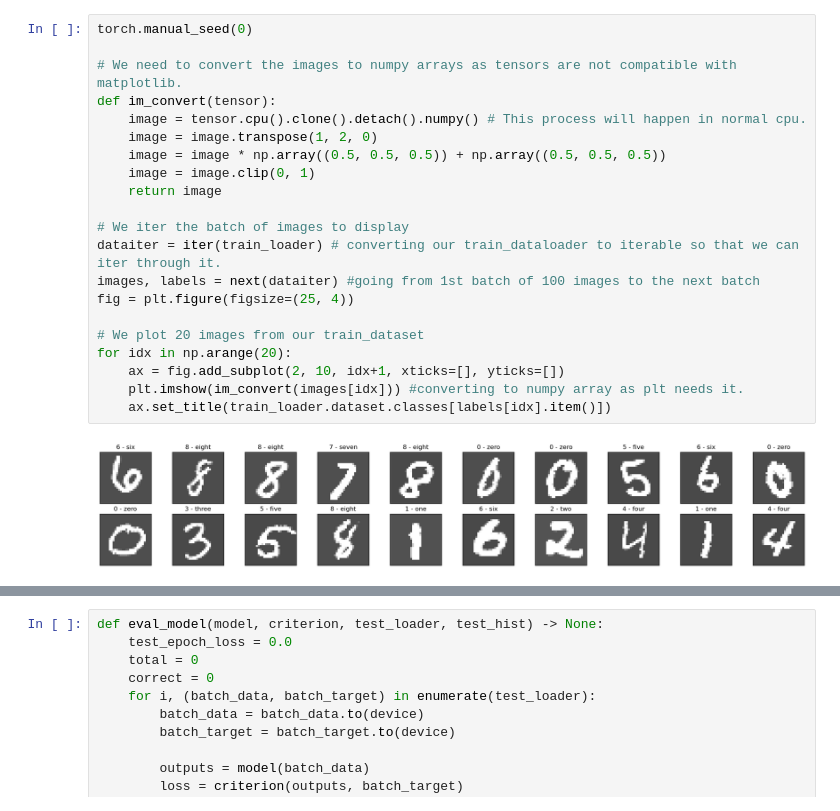
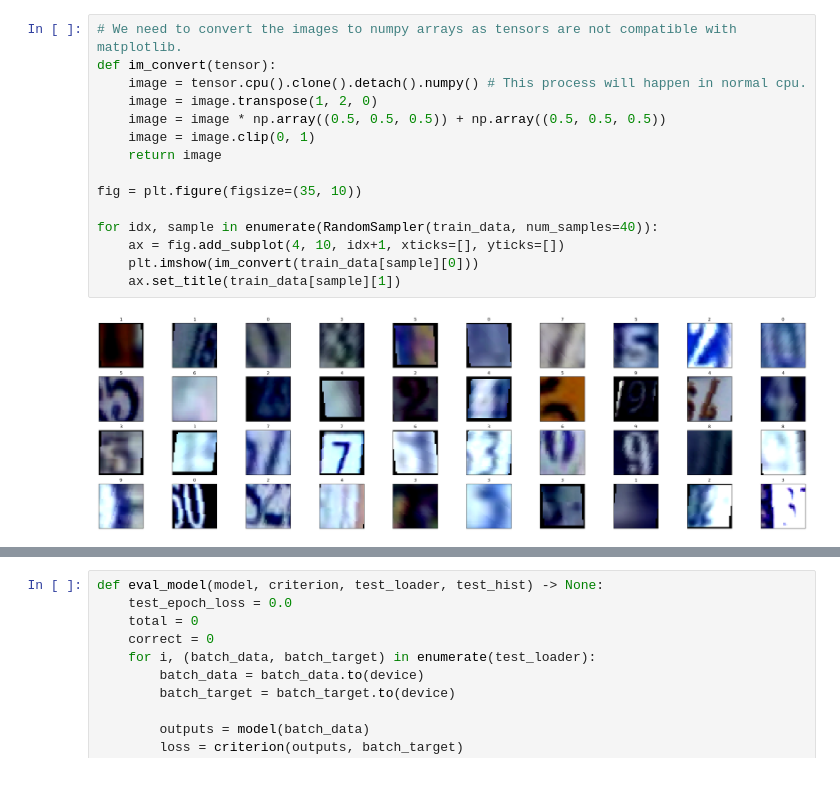
Before and after one commit to fxrshed/SANIA, a Jupyter notebook: experiments/DNN.ipynb, the cells around one changed output, grey strips where cells are left out. Drawn from its saved outputs; the diff is of its cells as text; blank space fills up the shorter version.

```diff
--- a/experiments/DNN.ipynb
+++ b/experiments/DNN.ipynb
@@ -52,23 +94,17 @@ train_loader, test_loader = get_MNIST(train_batch_size=32, test_batch_size=512)
 # %%
-torch.manual_seed(0)
-
 # We need to convert the images to numpy arrays as tensors are not compatible with matplotlib.
 def im_convert(tensor):
     image = tensor.cpu().clone().detach().numpy() # This process will happen in normal cpu.
     image = image.transpose(1, 2, 0)
     image = image * np.array((0.5, 0.5, 0.5)) + np.array((0.5, 0.5, 0.5))
     image = image.clip(0, 1)
     return image
 
-# We iter the batch of images to display
-dataiter = iter(train_loader) # converting our train_dataloader to iterable so that we can iter through it.
-images, labels = next(dataiter) #going from 1st batch of 100 images to the next batch
-fig = plt.figure(figsize=(25, 4))
+fig = plt.figure(figsize=(35, 10))
 
-# We plot 20 images from our train_dataset
-for idx in np.arange(20):
-    ax = fig.add_subplot(2, 10, idx+1, xticks=[], yticks=[])
-    plt.imshow(im_convert(images[idx])) #converting to numpy array as plt needs it.
-    ax.set_title(train_loader.dataset.classes[labels[idx].item()])
+for idx, sample in enumerate(RandomSampler(train_data, num_samples=40)):
+    ax = fig.add_subplot(4, 10, idx+1, xticks=[], yticks=[])
+    plt.imshow(im_convert(train_data[sample][0]))
+    ax.set_title(train_data[sample][1])
 # %% [output]
-[figure, old version]
+[figure, new version]
```
Also changed, not shown: parts of 16 cells of this notebook, 19 other files.
